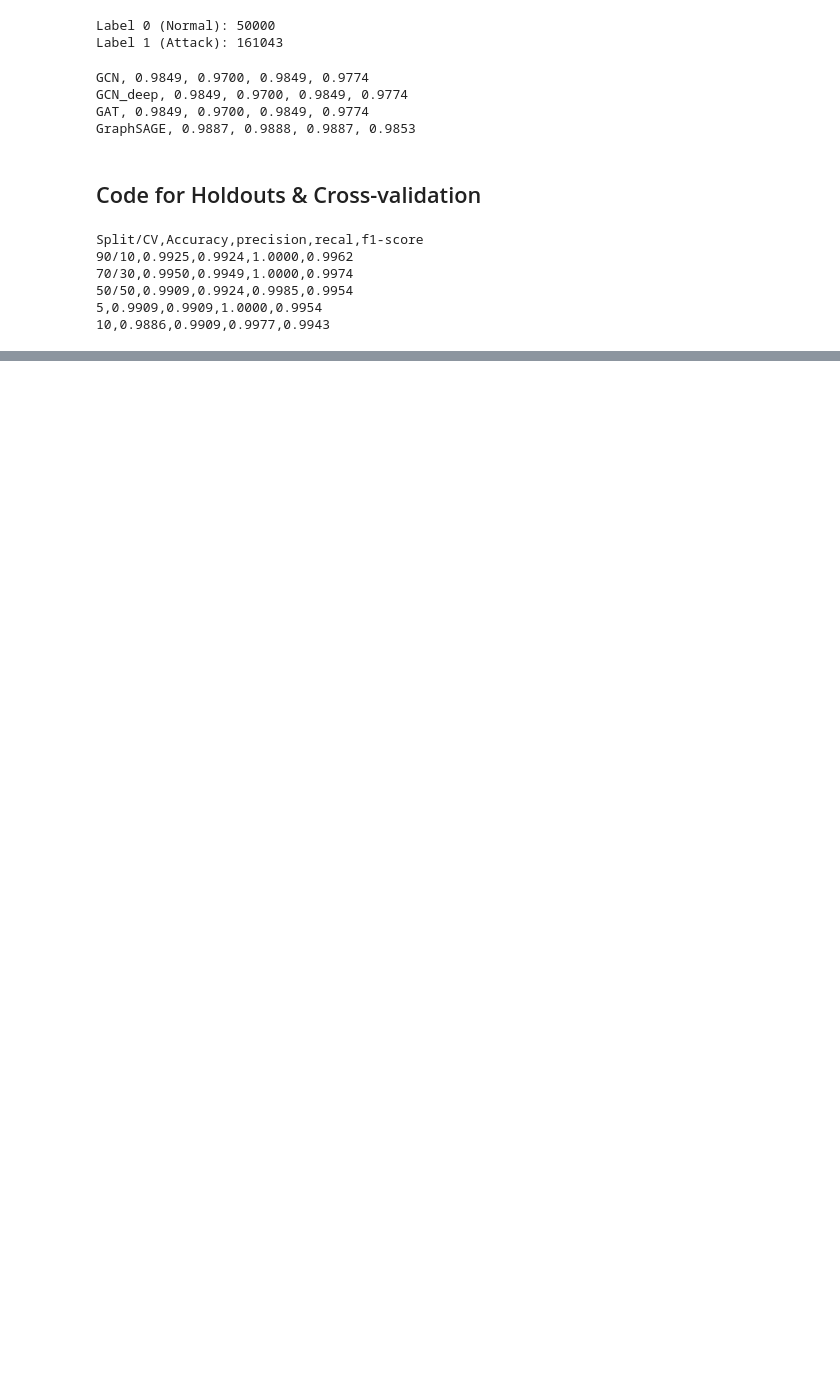
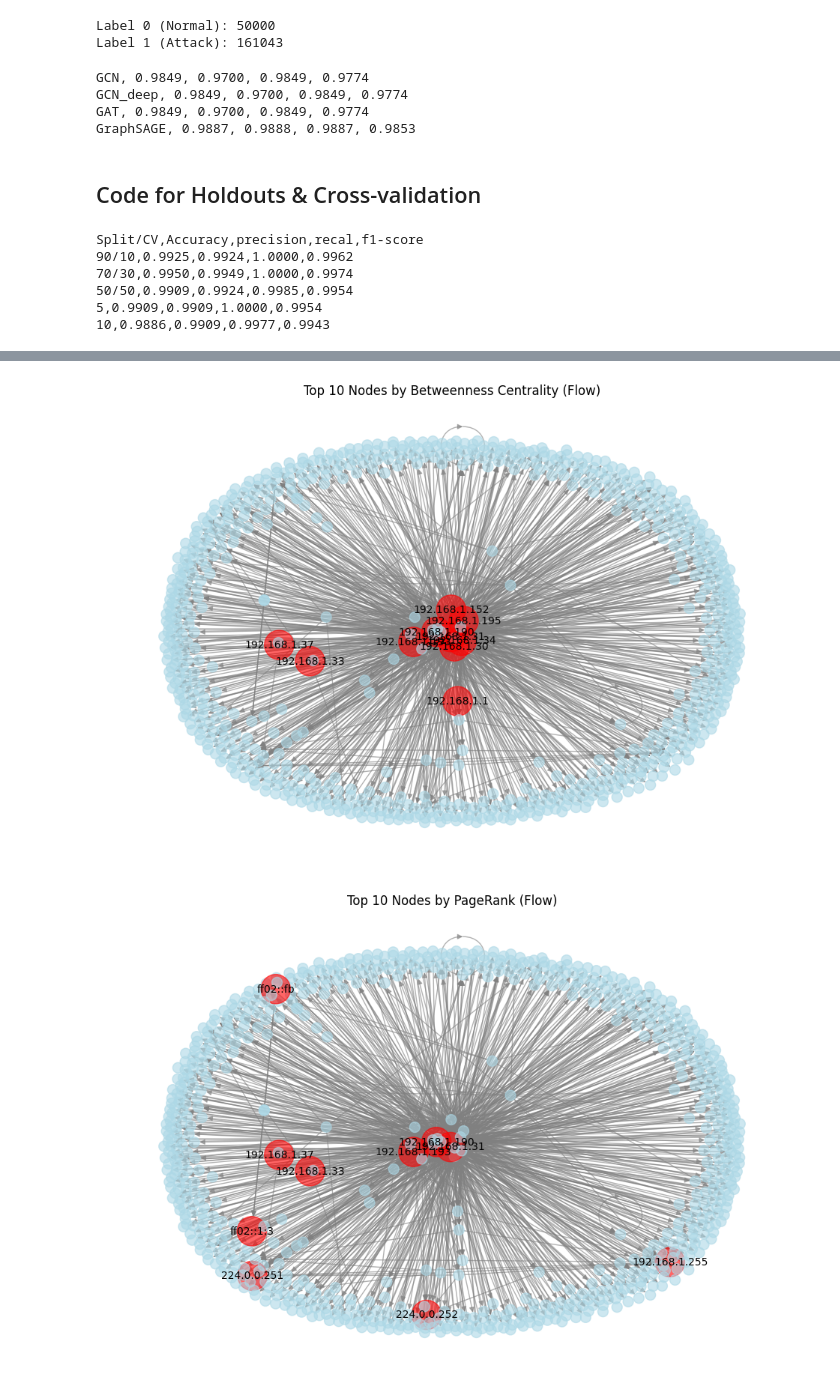
Before and after one commit to markogeorgiev/FCSE-24W-SMIM-Project, a Jupyter notebook: Project-Approach-B/approach-b-notebook.ipynb, the cells around one changed output, grey strips where cells are left out. Saved outputs shown, nothing was run; the diff lists cells and outputs as text; code cells hidden in the pictures; blank space fills up the shorter version.

```diff
--- a/Project-Approach-B/approach-b-notebook.ipynb
+++ b/Project-Approach-B/approach-b-notebook.ipynb
@@ -525,0 +597,36 @@ Split/CV,Accuracy,precision,recal,f1-score
+# %%
+import matplotlib.pyplot as plt
+
+# Base layout for visualization
+pos = nx.spring_layout(flow_G, seed=42)  # You can use other layouts like kamada_kawai_layout
+
+def plot_top_centrality(flow_G, centrality_dict, title):
+    top_nodes = sorted(centrality_dict.items(), key=lambda x: x[1], reverse=True)[:10]
+    top_node_ids = [node for node, _ in top_nodes]
+
+    node_color = ['red' if node in top_node_ids else 'lightblue' for node in flow_G.nodes()]
+    node_size = [800 if node in top_node_ids else 100 for node in flow_G.nodes()]
+
+    plt.figure(figsize=(12, 8))
+    nx.draw_networkx(flow_G, pos,
+                     with_labels=False,
+                     node_color=node_color,
+                     node_size=node_size,
+                     edge_color='gray',
+                     alpha=0.6)
+
+    # Label only top nodes
+    labels = {node: node for node in top_node_ids}
+    nx.draw_networkx_labels(flow_G, pos, labels, font_size=10)
+
+    plt.title(title)
+    plt.axis('off')
+    plt.show()
+
+# Visualize all three centralities
+plot_top_centrality(flow_G, flow_betweenness, "Top 10 Nodes by Betweenness Centrality (Flow)")
+plot_top_centrality(flow_G, flow_pagerank, "Top 10 Nodes by PageRank (Flow)")
+plot_top_centrality(flow_G, flow_eigen, "Top 10 Nodes by Eigenvector Centrality (Flow)")
+# %% [output]
+[figure, added]
+[figure, added]
```
Also changed, not shown: parts of 13 cells of this notebook, 6 other files.
